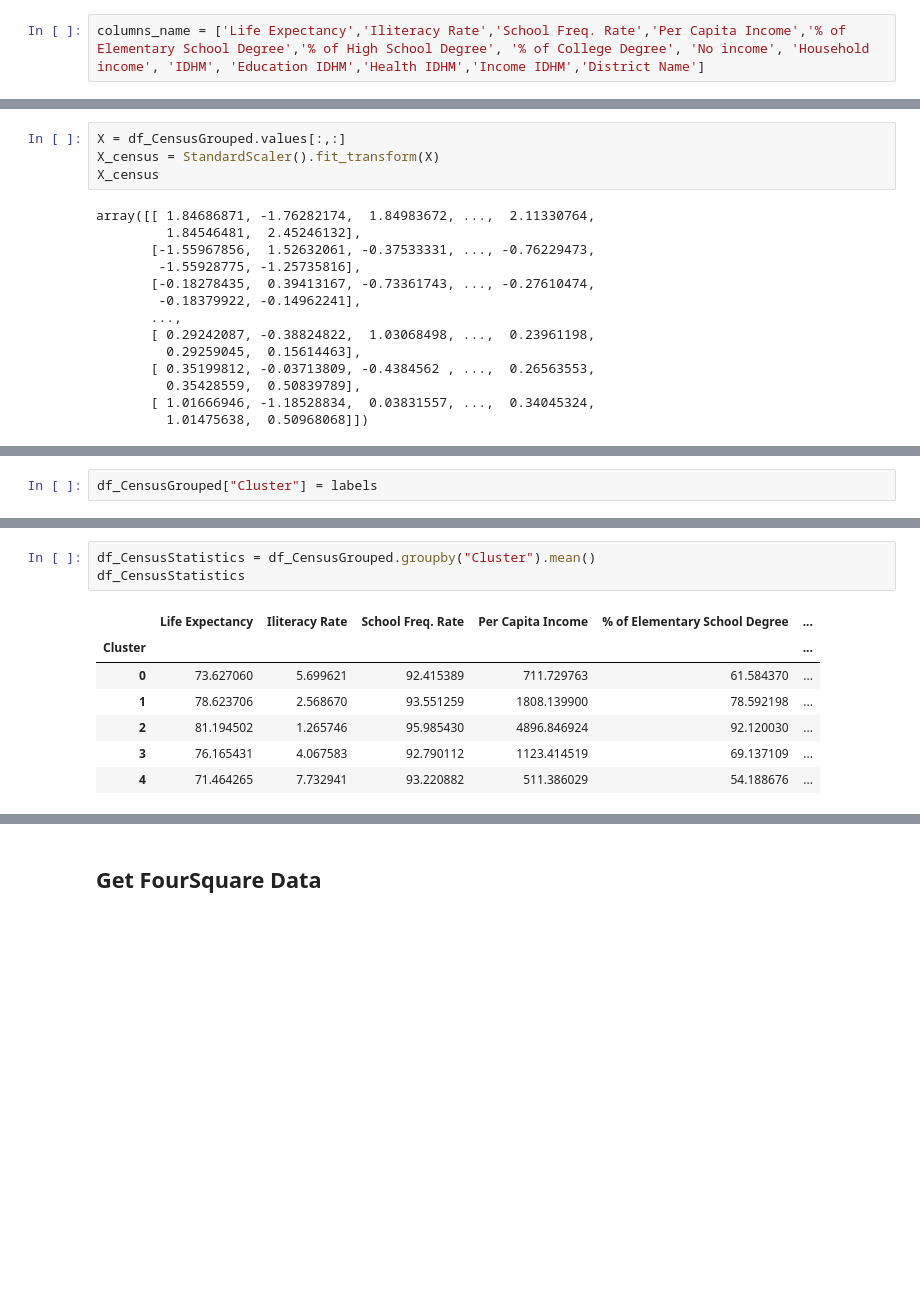
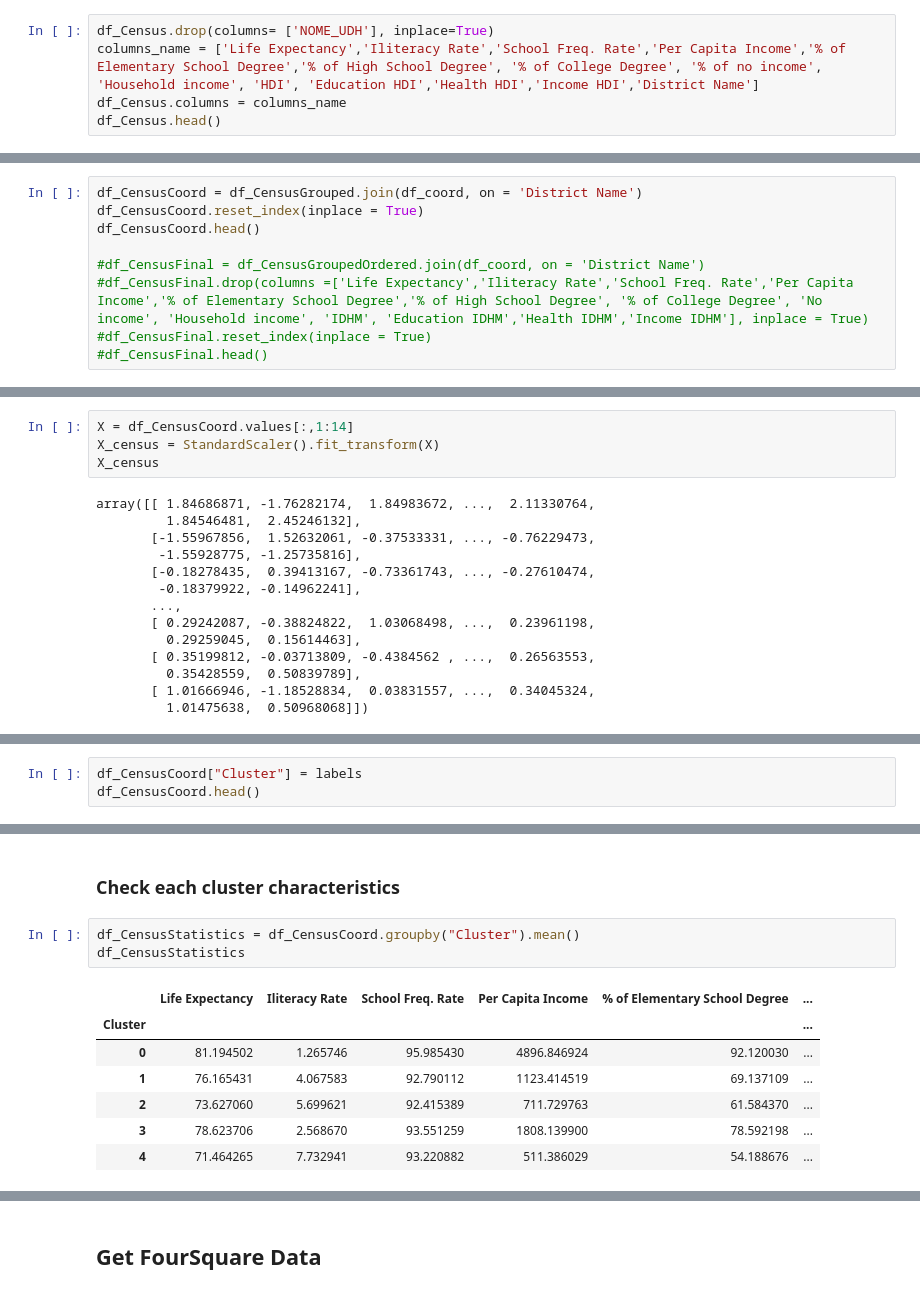
Before and after one commit to gakleine/git-hubexample, a Jupyter notebook: Sao Paulo Facilities Analysis.ipynb, the cells around one changed output, grey strips where cells are left out. Cells and saved outputs as stored; diff of their text form; blank space fills up the shorter version.

```diff
--- a/Sao Paulo Facilities Analysis.ipynb
+++ b/Sao Paulo Facilities Analysis.ipynb
@@ -51,2 +48,5 @@ df_Census.head()
 # %%
-columns_name = ['Life Expectancy','Iliteracy Rate','School Freq. Rate','Per Capita Income','% of Elementary School Degree','% of High School Degree', '% of College Degree', 'No income', 'Household income', 'IDHM', 'Education IDHM','Health IDHM','Income IDHM','District Name']
+df_Census.drop(columns= ['NOME_UDH'], inplace=True)
+columns_name = ['Life Expectancy','Iliteracy Rate','School Freq. Rate','Per Capita Income','% of Elementary School Degree','% of High School Degree', '% of College Degree', '% of no income', 'Household income', 'HDI', 'Education HDI','Health HDI','Income HDI','District Name']
+df_Census.columns = columns_name
+df_Census.head()
@@ -73,0 +114,9 @@ df_CensusGrouped.head()
+# %%
+df_CensusCoord = df_CensusGrouped.join(df_coord, on = 'District Name')
+df_CensusCoord.reset_index(inplace = True)
+df_CensusCoord.head()
+
+#df_CensusFinal = df_CensusGroupedOrdered.join(df_coord, on = 'District Name')
+#df_CensusFinal.drop(columns =['Life Expectancy','Iliteracy Rate','School Freq. Rate','Per Capita Income','% of Elementary School Degree','% of High School Degree', '% of College Degree', 'No income', 'Household income', 'IDHM', 'Education IDHM','Health IDHM','Income IDHM'], inplace = True)
+#df_CensusFinal.reset_index(inplace = True)
+#df_CensusFinal.head()
@@ -81,5 +156,5 @@ from sklearn.preprocessing import StandardScaler
 # %%
-X = df_CensusGrouped.values[:,:]
+X = df_CensusCoord.values[:,1:14]
 X_census = StandardScaler().fit_transform(X)
 X_census
 # %% [output]
@@ -109,2 +184,3 @@ print(labels)
 # %%
-df_CensusGrouped["Cluster"] = labels
+df_CensusCoord["Cluster"] = labels
+df_CensusCoord.head()
@@ -111,12 +194,14 @@ df_CensusGrouped["Cluster"] = labels
+# %% [markdown]
+### Check each cluster characteristics
 # %%
-df_CensusStatistics = df_CensusGrouped.groupby("Cluster").mean()
+df_CensusStatistics = df_CensusCoord.groupby("Cluster").mean()
 df_CensusStatistics
 # %% [output]
 |  | Life Expectancy | Iliteracy Rate | School Freq. Rate | Per Capita Income | % of Elementary School Degree | ... |
 | Cluster |  |  |  |  |  | ... |
-| 0 | 73.627060 | 5.699621 | 92.415389 | 711.729763 | 61.584370 | ... |
-| 1 | 78.623706 | 2.568670 | 93.551259 | 1808.139900 | 78.592198 | ... |
-| 2 | 81.194502 | 1.265746 | 95.985430 | 4896.846924 | 92.120030 | ... |
-| 3 | 76.165431 | 4.067583 | 92.790112 | 1123.414519 | 69.137109 | ... |
+| 0 | 81.194502 | 1.265746 | 95.985430 | 4896.846924 | 92.120030 | ... |
+| 1 | 76.165431 | 4.067583 | 92.790112 | 1123.414519 | 69.137109 | ... |
+| 2 | 73.627060 | 5.699621 | 92.415389 | 711.729763 | 61.584370 | ... |
+| 3 | 78.623706 | 2.568670 | 93.551259 | 1808.139900 | 78.592198 | ... |
 | 4 | 71.464265 | 7.732941 | 93.220882 | 511.386029 | 54.188676 | ... |
 # %% [markdown]
```
Also changed, not shown: parts of 68 cells of this notebook.
